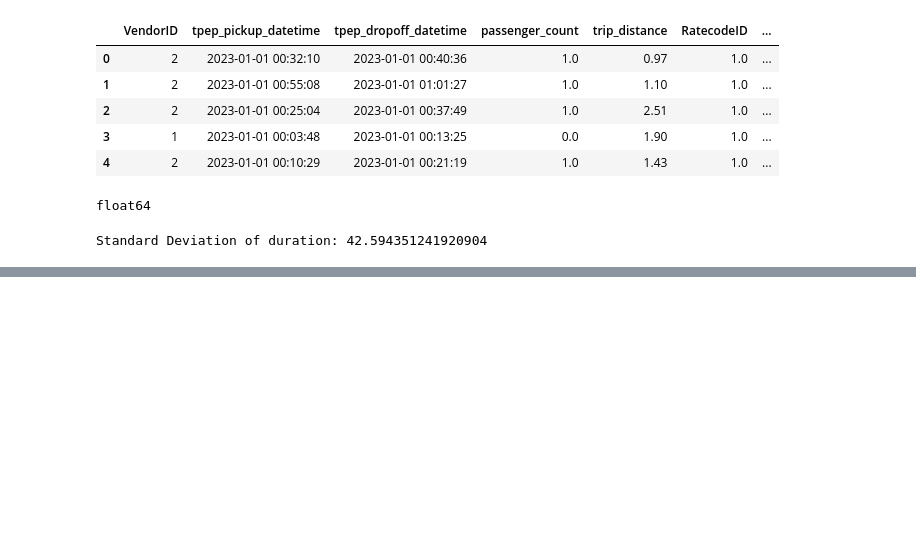
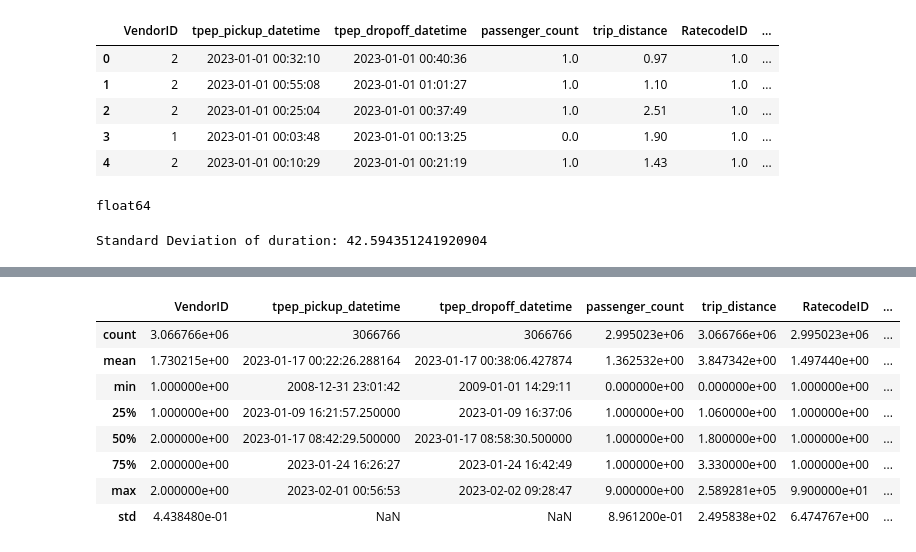
Before and after one commit to dusarp/mlops-zoomcamp, a Jupyter notebook: 01-intro/homework.ipynb, the cells around one changed output, grey strips where cells are left out. Saved outputs shown, nothing was run; the diff lists cells and outputs as text; code cells hidden in the pictures; blank space fills up the shorter version.

```diff
--- a/01-intro/homework.ipynb
+++ b/01-intro/homework.ipynb
@@ -157,0 +167,12 @@ Standard Deviation of duration: 42.594351241920904
+# %%
+df_jan_2023_y.describe()
+# %% [output]
+|  | VendorID | tpep_pickup_datetime | tpep_dropoff_datetime | passenger_count | trip_distance | RatecodeID | ... |
+| count | 3.066766e+06 | 3066766 | 3066766 | 2.995023e+06 | 3.066766e+06 | 2.995023e+06 | ... |
+| mean | 1.730215e+00 | 2023-01-17 00:22:26.288164 | 2023-01-17 00:38:06.427874 | 1.362532e+00 | 3.847342e+00 | 1.497440e+00 | ... |
+| min | 1.000000e+00 | 2008-12-31 23:01:42 | 2009-01-01 14:29:11 | 0.000000e+00 | 0.000000e+00 | 1.000000e+00 | ... |
+| 25% | 1.000000e+00 | 2023-01-09 16:21:57.250000 | 2023-01-09 16:37:06 | 1.000000e+00 | 1.060000e+00 | 1.000000e+00 | ... |
+| 50% | 2.000000e+00 | 2023-01-17 08:42:29.500000 | 2023-01-17 08:58:30.500000 | 1.000000e+00 | 1.800000e+00 | 1.000000e+00 | ... |
+| 75% | 2.000000e+00 | 2023-01-24 16:26:27 | 2023-01-24 16:42:49 | 1.000000e+00 | 3.330000e+00 | 1.000000e+00 | ... |
+| max | 2.000000e+00 | 2023-02-01 00:56:53 | 2023-02-02 09:28:47 | 9.000000e+00 | 2.589281e+05 | 9.900000e+01 | ... |
+| std | 4.438480e-01 | NaN | NaN | 8.961200e-01 | 2.495838e+02 | 6.474767e+00 | ... |
```
Also changed, not shown: parts of 10 cells of this notebook.
